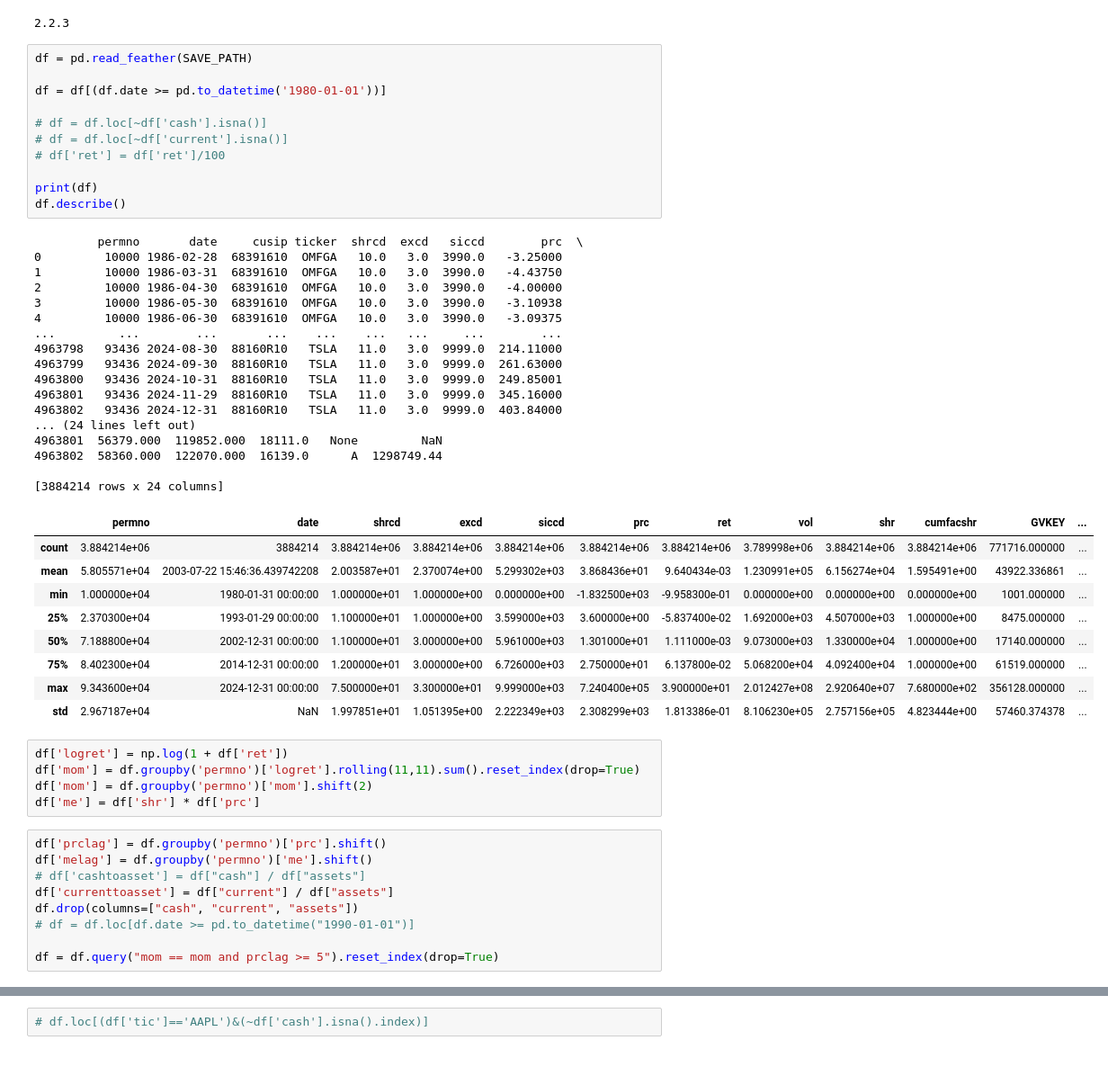
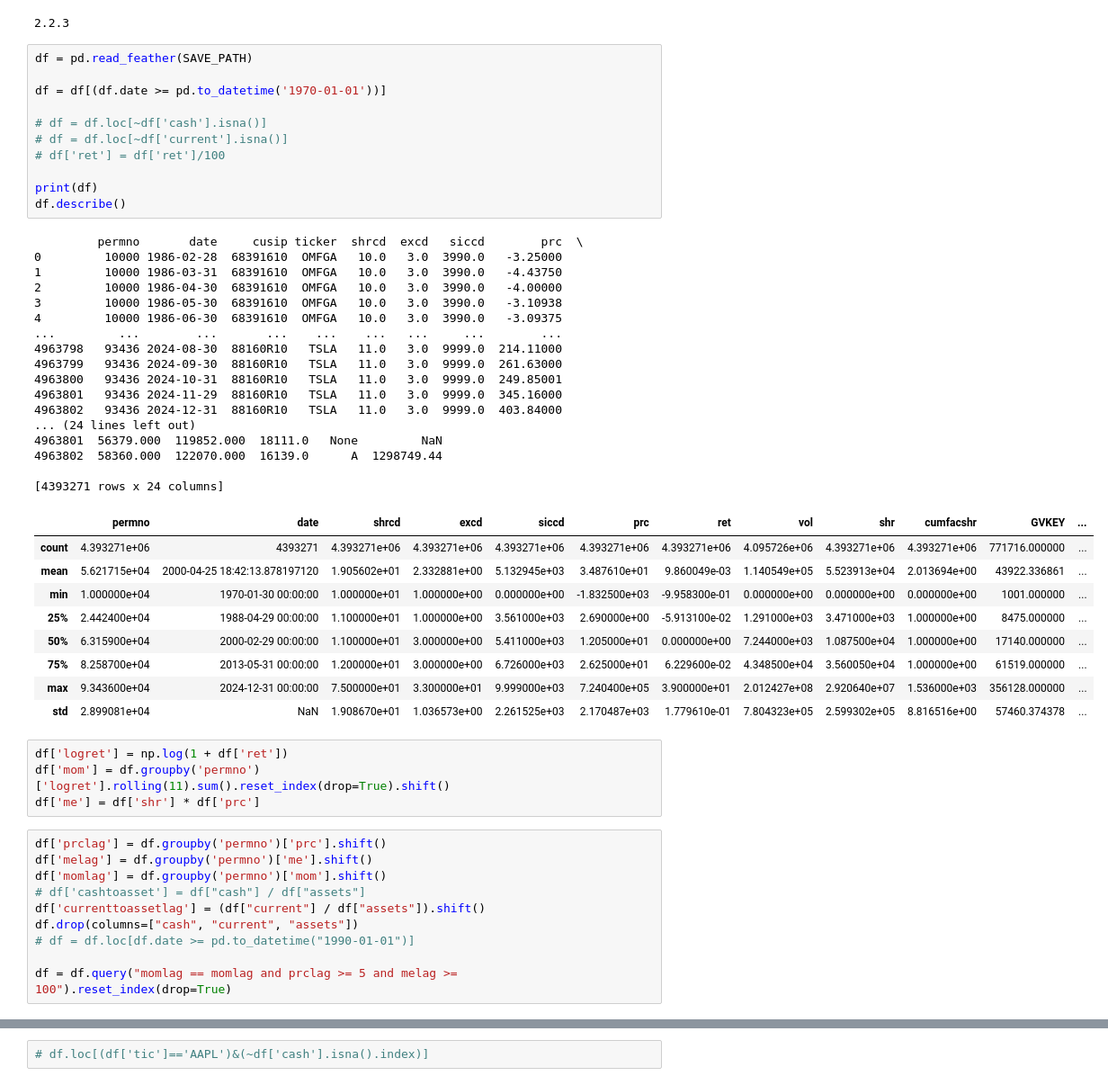
Before and after one commit to acrid2075/BotQ2025, a Jupyter notebook: momentum_improved.ipynb, the cells around one changed output, grey strips where cells are left out. Shown: that part at 90% size. Saved outputs shown, nothing was run; the diff lists cells and outputs as text.

```diff
--- a/momentum_improved.ipynb
+++ b/momentum_improved.ipynb
@@ -16,55 +16,55 @@ SAVE_PATH = os.getenv("SAVE_PATH")
 # %%
 df = pd.read_feather(SAVE_PATH)
 
-df = df[(df.date >= pd.to_datetime('1980-01-01'))]
+df = df[(df.date >= pd.to_datetime('1970-01-01'))]
 
 # df = df.loc[~df['cash'].isna()]
 # df = df.loc[~df['current'].isna()]
 # df['ret'] = df['ret']/100
 
 print(df)
 df.describe()
 # %% [output]
          permno       date     cusip ticker  shrcd  excd   siccd        prc  \
 0         10000 1986-02-28  68391610  OMFGA   10.0   3.0  3990.0   -3.25000
 1         10000 1986-03-31  68391610  OMFGA   10.0   3.0  3990.0   -4.43750
 2         10000 1986-04-30  68391610  OMFGA   10.0   3.0  3990.0   -4.00000
 3         10000 1986-05-30  68391610  OMFGA   10.0   3.0  3990.0   -3.10938
 4         10000 1986-06-30  68391610  OMFGA   10.0   3.0  3990.0   -3.09375
 ...         ...        ...       ...    ...    ...   ...     ...        ...
 4963798   93436 2024-08-30  88160R10   TSLA   11.0   3.0  9999.0  214.11000
 4963799   93436 2024-09-30  88160R10   TSLA   11.0   3.0  9999.0  261.63000
 4963800   93436 2024-10-31  88160R10   TSLA   11.0   3.0  9999.0  249.85001
 4963801   93436 2024-11-29  88160R10   TSLA   11.0   3.0  9999.0  345.16000
 4963802   93436 2024-12-31  88160R10   TSLA   11.0   3.0  9999.0  403.84000
 ... (24 lines left out)
 4963801  56379.000  119852.000  18111.0   None         NaN
 4963802  58360.000  122070.000  16139.0      A  1298749.44
 
-[3884214 rows x 24 columns]
+[4393271 rows x 24 columns]
 |  | permno | date | shrcd | excd | siccd | prc | ret | vol | shr | cumfacshr | GVKEY | ... |
-| count | 3.884214e+06 | 3884214 | 3.884214e+06 | 3.884214e+06 | 3.884214e+06 | 3.884214e+06 | 3.884214e+06 | 3.789998e+06 | 3.884214e+06 | 3.884214e+06 | 771716.000000 | ... |
-| mean | 5.805571e+04 | 2003-07-22 15:46:36.439742208 | 2.003587e+01 | 2.370074e+00 | 5.299302e+03 | 3.868436e+01 | 9.640434e-03 | 1.230991e+05 | 6.156274e+04 | 1.595491e+00 | 43922.336861 | ... |
-| min | 1.000000e+04 | 1980-01-31 00:00:00 | 1.000000e+01 | 1.000000e+00 | 0.000000e+00 | -1.832500e+03 | -9.958300e-01 | 0.000000e+00 | 0.000000e+00 | 0.000000e+00 | 1001.000000 | ... |
-| 25% | 2.370300e+04 | 1993-01-29 00:00:00 | 1.100000e+01 | 1.000000e+00 | 3.599000e+03 | 3.600000e+00 | -5.837400e-02 | 1.692000e+03 | 4.507000e+03 | 1.000000e+00 | 8475.000000 | ... |
-| 50% | 7.188800e+04 | 2002-12-31 00:00:00 | 1.100000e+01 | 3.000000e+00 | 5.961000e+03 | 1.301000e+01 | 1.111000e-03 | 9.073000e+03 | 1.330000e+04 | 1.000000e+00 | 17140.000000 | ... |
-| 75% | 8.402300e+04 | 2014-12-31 00:00:00 | 1.200000e+01 | 3.000000e+00 | 6.726000e+03 | 2.750000e+01 | 6.137800e-02 | 5.068200e+04 | 4.092400e+04 | 1.000000e+00 | 61519.000000 | ... |
-| max | 9.343600e+04 | 2024-12-31 00:00:00 | 7.500000e+01 | 3.300000e+01 | 9.999000e+03 | 7.240400e+05 | 3.900000e+01 | 2.012427e+08 | 2.920640e+07 | 7.680000e+02 | 356128.000000 | ... |
-| std | 2.967187e+04 | NaN | 1.997851e+01 | 1.051395e+00 | 2.222349e+03 | 2.308299e+03 | 1.813386e-01 | 8.106230e+05 | 2.757156e+05 | 4.823444e+00 | 57460.374378 | ... |
+| count | 4.393271e+06 | 4393271 | 4.393271e+06 | 4.393271e+06 | 4.393271e+06 | 4.393271e+06 | 4.393271e+06 | 4.095726e+06 | 4.393271e+06 | 4.393271e+06 | 771716.000000 | ... |
+| mean | 5.621715e+04 | 2000-04-25 18:42:13.878197120 | 1.905602e+01 | 2.332881e+00 | 5.132945e+03 | 3.487610e+01 | 9.860049e-03 | 1.140549e+05 | 5.523913e+04 | 2.013694e+00 | 43922.336861 | ... |
+| min | 1.000000e+04 | 1970-01-30 00:00:00 | 1.000000e+01 | 1.000000e+00 | 0.000000e+00 | -1.832500e+03 | -9.958300e-01 | 0.000000e+00 | 0.000000e+00 | 0.000000e+00 | 1001.000000 | ... |
+| 25% | 2.442400e+04 | 1988-04-29 00:00:00 | 1.100000e+01 | 1.000000e+00 | 3.561000e+03 | 2.690000e+00 | -5.913100e-02 | 1.291000e+03 | 3.471000e+03 | 1.000000e+00 | 8475.000000 | ... |
+| 50% | 6.315900e+04 | 2000-02-29 00:00:00 | 1.100000e+01 | 3.000000e+00 | 5.411000e+03 | 1.205000e+01 | 0.000000e+00 | 7.244000e+03 | 1.087500e+04 | 1.000000e+00 | 17140.000000 | ... |
+| 75% | 8.258700e+04 | 2013-05-31 00:00:00 | 1.200000e+01 | 3.000000e+00 | 6.726000e+03 | 2.625000e+01 | 6.229600e-02 | 4.348500e+04 | 3.560050e+04 | 1.000000e+00 | 61519.000000 | ... |
+| max | 9.343600e+04 | 2024-12-31 00:00:00 | 7.500000e+01 | 3.300000e+01 | 9.999000e+03 | 7.240400e+05 | 3.900000e+01 | 2.012427e+08 | 2.920640e+07 | 1.536000e+03 | 356128.000000 | ... |
+| std | 2.899081e+04 | NaN | 1.908670e+01 | 1.036573e+00 | 2.261525e+03 | 2.170487e+03 | 1.779610e-01 | 7.804323e+05 | 2.599302e+05 | 8.816516e+00 | 57460.374378 | ... |
 # %%
 df['logret'] = np.log(1 + df['ret'])
-df['mom'] = df.groupby('permno')['logret'].rolling(11,11).sum().reset_index(drop=True)
-df['mom'] = df.groupby('permno')['mom'].shift(2)
+df['mom'] = df.groupby('permno')['logret'].rolling(11).sum().reset_index(drop=True).shift()
 df['me'] = df['shr'] * df['prc']
 # %%
 df['prclag'] = df.groupby('permno')['prc'].shift()
 df['melag'] = df.groupby('permno')['me'].shift()
+df['momlag'] = df.groupby('permno')['mom'].shift()
 # df['cashtoasset'] = df["cash"] / df["assets"]
-df['currenttoasset'] = df["current"] / df["assets"]
+df['currenttoassetlag'] = (df["current"] / df["assets"]).shift()
 df.drop(columns=["cash", "current", "assets"])
 # df = df.loc[df.date >= pd.to_datetime("1990-01-01")]
 
-df = df.query("mom == mom and prclag >= 5").reset_index(drop=True)
+df = df.query("momlag == momlag and prclag >= 5 and melag >= 100").reset_index(drop=True)
 # %%
 df.describe()
 # %% [output]
```
Also changed, not shown: parts of 5 cells of this notebook.
